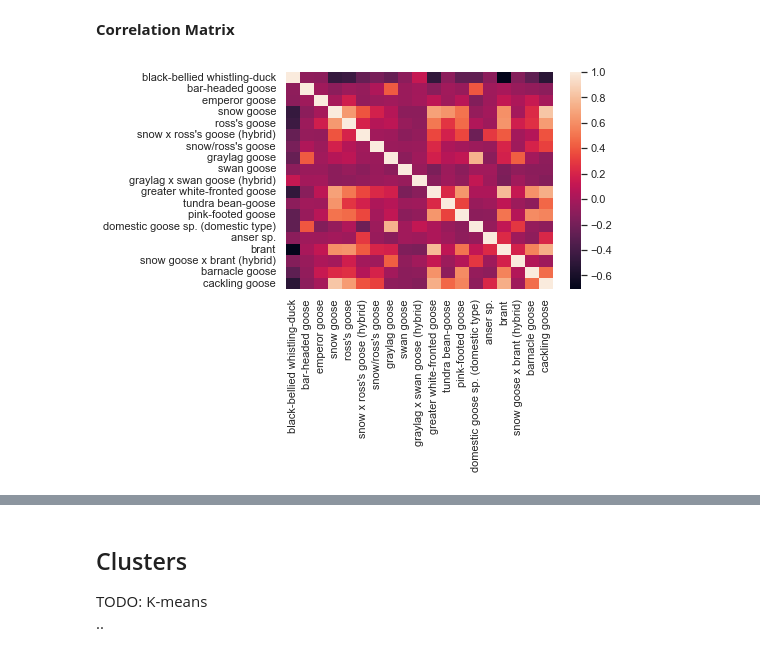
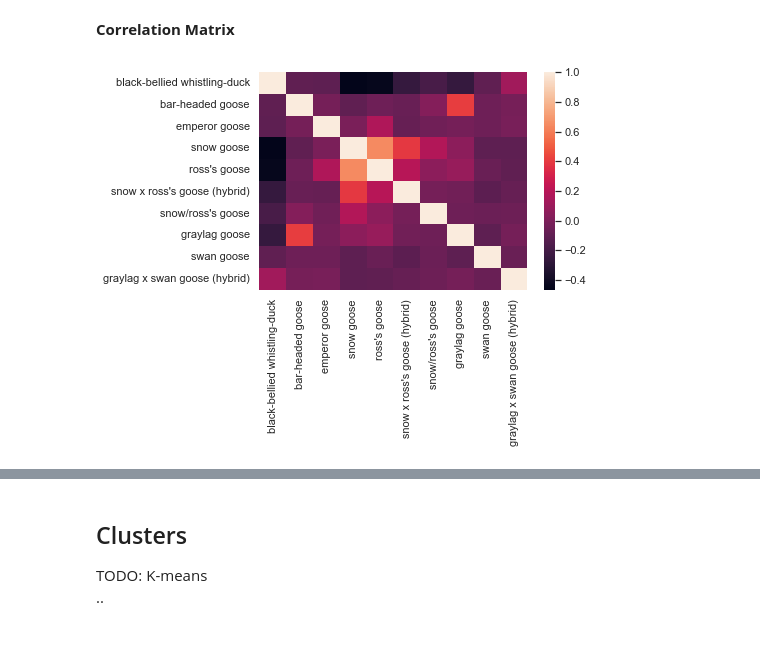
Before and after one commit to ChopinYan/birds-migration, a Jupyter notebook: migration_statistics.ipynb, the cells around one changed output, grey strips where cells are left out. Drawn from its saved outputs; the diff is of its cells as text; code cells hidden in the pictures.

```diff
--- a/migration_statistics.ipynb
+++ b/migration_statistics.ipynb
@@ -65,7 +27,7 @@ txt_migration = open("data/ebird_US-NY__total.txt", "r")
 # %%
-dict_migration = dict()
-for line in txt_migration:
+dict_migration_total = dict()
+for line in txt_migration_total:
     line_list = line.split("\t")
     if line_list != ['\n'] and len(line_list) > 2:
-        dict_migration[line_list[0]] = line_list[1:-1]
+        dict_migration_total[line_list[0]] = line_list[1:-1]
 # %% [markdown]
@@ -73,4 +35,4 @@ for line in txt_migration:
 # %%
-df_migration = pd.DataFrame(dict_migration)
-df_migration.rename(columns={'': 'week'}, inplace=True)
+df_migration_total = pd.DataFrame(dict_migration_total)
+df_migration_total.rename(columns={'': 'week'}, inplace=True)
 # %% [markdown]
@@ -78,17 +40,19 @@ df_migration.rename(columns={'': 'week'}, inplace=True)
 # %%
 # preprocess week
-for i in range(len(df_migration.week)):
-    if df_migration.week.iloc[i] == '':
-        preprocessed_data = df_migration.week.iloc[i - 1].split('_')[0] + '_' + str(i % 4 + 1)
-        df_migration.week.iloc[i] = preprocessed_data
+for i in range(len(df_migration_total.week)):
+    if df_migration_total.week.iloc[i] == '':
+        preprocessed_data = df_migration_total.week.iloc[i - 1].split('_')[0] + '_' + str(i % 4 + 1)
+        df_migration_total.week.iloc[i] = preprocessed_data
     else:
-        df_migration.week.iloc[i] = df_migration.week.iloc[i] + '_' + '1'
+        df_migration_total.week.iloc[i] = df_migration_total.week.iloc[i] + '_' + '1'
 # %%
 # lower column name
-df_migration.columns = [col.lower().strip() for col in df_migration.columns]
+df_migration_total.columns = [
+    col.lower().strip() for col in df_migration_total.columns
+]
 
 # set month_week as index
-df_migration.set_index('week', inplace=True)
+df_migration_total.set_index('week', inplace=True)
 
 # coerce type string to type float
-df_migration = df_migration.astype(float)
+df_migration_total = df_migration_total.astype(float)
@@ -241,15 +256,15 @@ plt.show()
 **<font face="Times New Roman">Correlation Matrix</font>**
 # %%
 # calculate the correlation matrix for the first 20 species
-corr = df_migration.iloc[:, 1:20].corr()
+corr = df_migration_total.iloc[:, 1:10 + 1].corr()
 
 # plot the heatmap
 sns.heatmap(
     corr,
     xticklabels=corr.columns,
     yticklabels=corr.columns
 )
 plt.show()
 # %% [output]
-[figure, old version]
+[figure, new version]
 # %%
```
Also changed, not shown: parts of 38 cells of this notebook.
